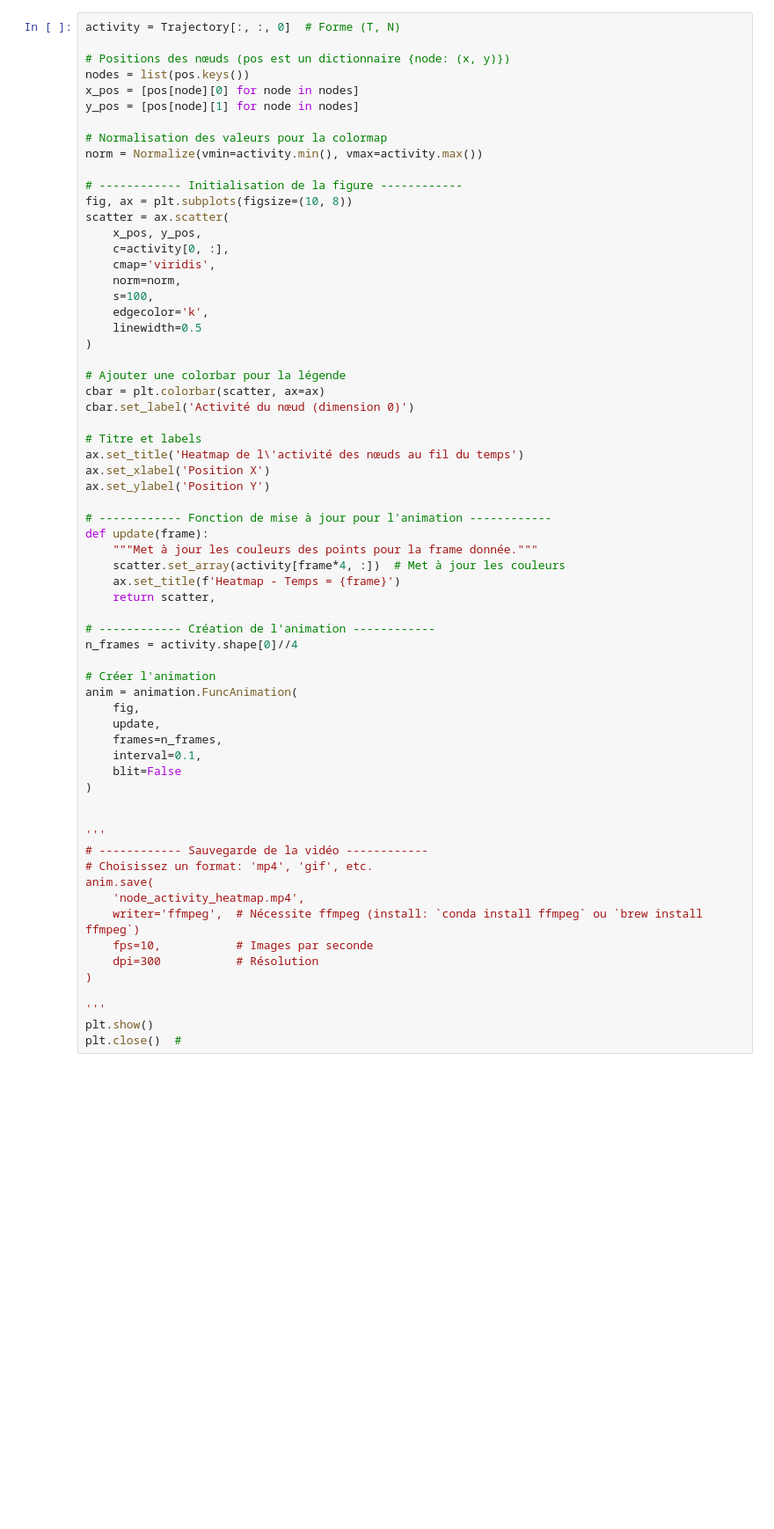
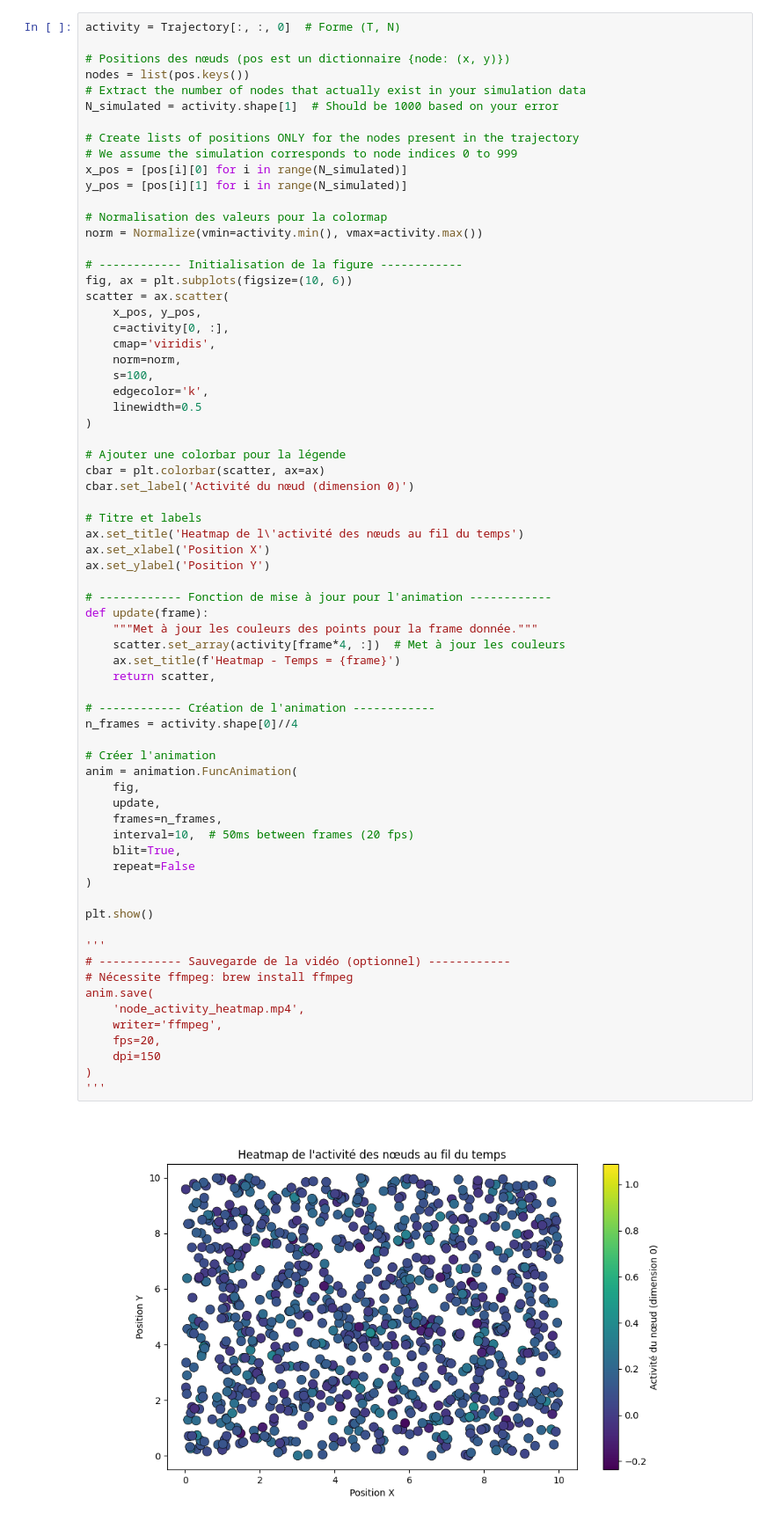
Before and after one commit to ENSLProjects/Numerical_Project, a Jupyter notebook: run/notebook/ToyProblemFN.ipynb, the cells around one changed output. Shown at 88% size. Drawn from its saved outputs; the diff is of its cells as text; blank space fills up the shorter version.

```diff
--- a/run/notebook/ToyProblemFN.ipynb
+++ b/run/notebook/ToyProblemFN.ipynb
@@ -120,14 +239,19 @@ activity = Trajectory[:, :, 0]  # Forme (T, N)
 
 # Positions des nœuds (pos est un dictionnaire {node: (x, y)})
 nodes = list(pos.keys())
-x_pos = [pos[node][0] for node in nodes]
-y_pos = [pos[node][1] for node in nodes]
+# Extract the number of nodes that actually exist in your simulation data
+N_simulated = activity.shape[1]  # Should be 1000 based on your error
+
+# Create lists of positions ONLY for the nodes present in the trajectory
+# We assume the simulation corresponds to node indices 0 to 999
+x_pos = [pos[i][0] for i in range(N_simulated)]
+y_pos = [pos[i][1] for i in range(N_simulated)]
 
 # Normalisation des valeurs pour la colormap
 norm = Normalize(vmin=activity.min(), vmax=activity.max())
 
 # ------------ Initialisation de la figure ------------
-fig, ax = plt.subplots(figsize=(10, 8))
+fig, ax = plt.subplots(figsize=(10, 6))
 scatter = ax.scatter(
     x_pos, y_pos,
     c=activity[0, :],
@@ -143,40 +267,41 @@ cbar = plt.colorbar(scatter, ax=ax)
 cbar.set_label('Activité du nœud (dimension 0)')
 
 # Titre et labels
 ax.set_title('Heatmap de l\'activité des nœuds au fil du temps')
 ax.set_xlabel('Position X')
 ax.set_ylabel('Position Y')
 
 # ------------ Fonction de mise à jour pour l'animation ------------
 def update(frame):
     """Met à jour les couleurs des points pour la frame donnée."""
     scatter.set_array(activity[frame*4, :])  # Met à jour les couleurs
     ax.set_title(f'Heatmap - Temps = {frame}')
     return scatter,
 
 # ------------ Création de l'animation ------------
 n_frames = activity.shape[0]//4
 
 # Créer l'animation
 anim = animation.FuncAnimation(
     fig,
     update,
     frames=n_frames,
-    interval=0.1,
-    blit=False
+    interval=10,  # 50ms between frames (20 fps)
+    blit=True,
+    repeat=False
 )
 
+plt.show()
 
 '''
-# ------------ Sauvegarde de la vidéo ------------
-# Choisissez un format: 'mp4', 'gif', etc.
+# ------------ Sauvegarde de la vidéo (optionnel) ------------
+# Nécessite ffmpeg: brew install ffmpeg
 anim.save(
     'node_activity_heatmap.mp4',
-    writer='ffmpeg',  # Nécessite ffmpeg (install: `conda install ffmpeg` ou `brew install ffmpeg`)
-    fps=10,           # Images par seconde
-    dpi=300           # Résolution
+    writer='ffmpeg',
+    fps=20,
+    dpi=150
 )
-
 '''
-plt.show()
-plt.close()  #
+# %% [output]
+[figure, added]
```
Also changed, not shown: parts of 10 cells of this notebook, 8 other files.
